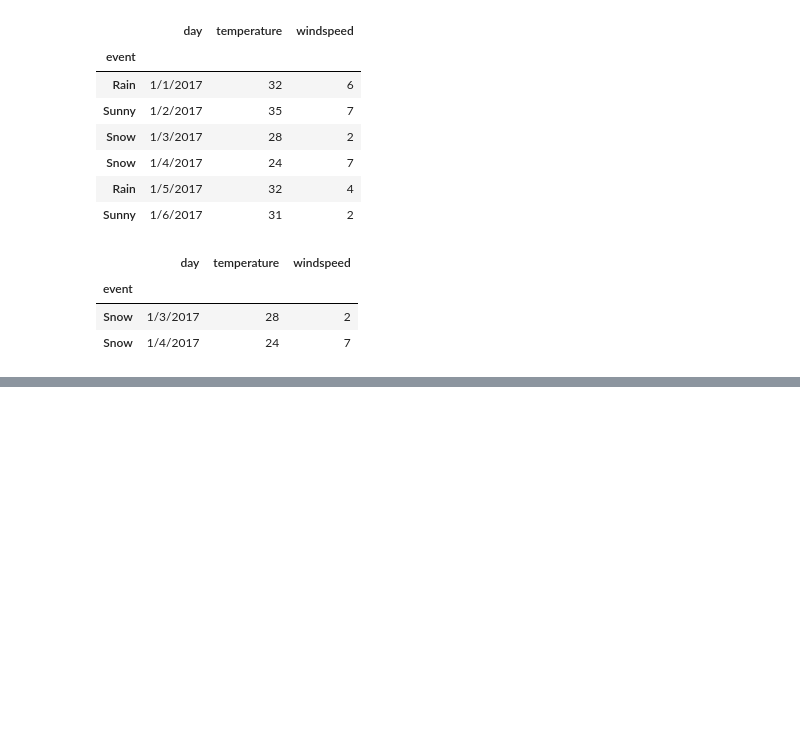
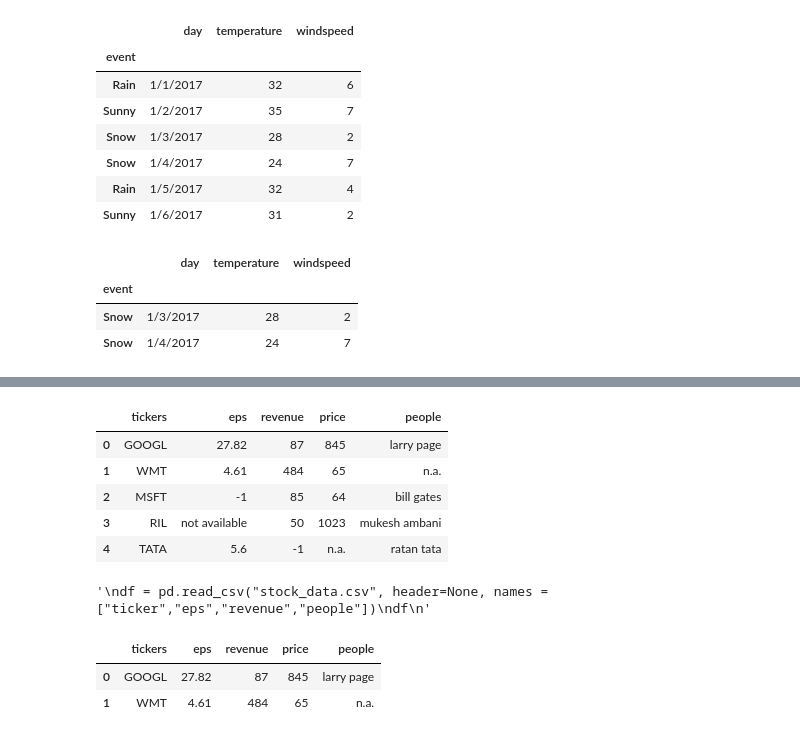
Before and after one commit to subsain/python_files, a Jupyter notebook: d5_d7/panda.ipynb, the cells around one changed output, grey strips where cells are left out. Saved outputs shown, nothing was run; the diff lists cells and outputs as text; code cells hidden in the pictures; blank space fills up the shorter version.

```diff
--- a/d5_d7/panda.ipynb
+++ b/d5_d7/panda.ipynb
@@ -189,0 +250,11 @@ df.loc['Snow']
+# %%
+# we can remove unwanted upper row
+df=pd.read_csv('C:\\Users\\hp\\Desktop\\new_subhash\\stock_data.csv',skiprows=1) # skiprows=1 and header=1 is same method we can also use
+df
+# %% [output]
+|  | tickers | eps | revenue | price | people |
+| 0 | GOOGL | 27.82 | 87 | 845 | larry page |
+| 1 | WMT | 4.61 | 484 | 65 | n.a. |
+| 2 | MSFT | -1 | 85 | 64 | bill gates |
+| 3 | RIL | not available | 50 | 1023 | mukesh ambani |
+| 4 | TATA | 5.6 | -1 | n.a. | ratan tata |
@@ -189,0 +263,16 @@ df.loc['Snow']
+# %%
+# if , no column names then we can use below method to set column names
+'''
+df = pd.read_csv("stock_data.csv", header=None, names = ["ticker","eps","revenue","people"])
+df
+'''
+# %% [output]
+'\ndf = pd.read_csv("stock_data.csv", header=None, names = ["ticker","eps","revenue","people"])\ndf\n'
+# %%
+# we can only 2 rows or any then we can use this method
+df=pd.read_csv('C:\\Users\\hp\\Desktop\\new_subhash\\stock_data.csv',skiprows=1, nrows=2)
+df
+# %% [output]
+|  | tickers | eps | revenue | price | people |
+| 0 | GOOGL | 27.82 | 87 | 845 | larry page |
+| 1 | WMT | 4.61 | 484 | 65 | n.a. |
```
Also changed, not shown: parts of 20 cells of this notebook, 9 other files.
